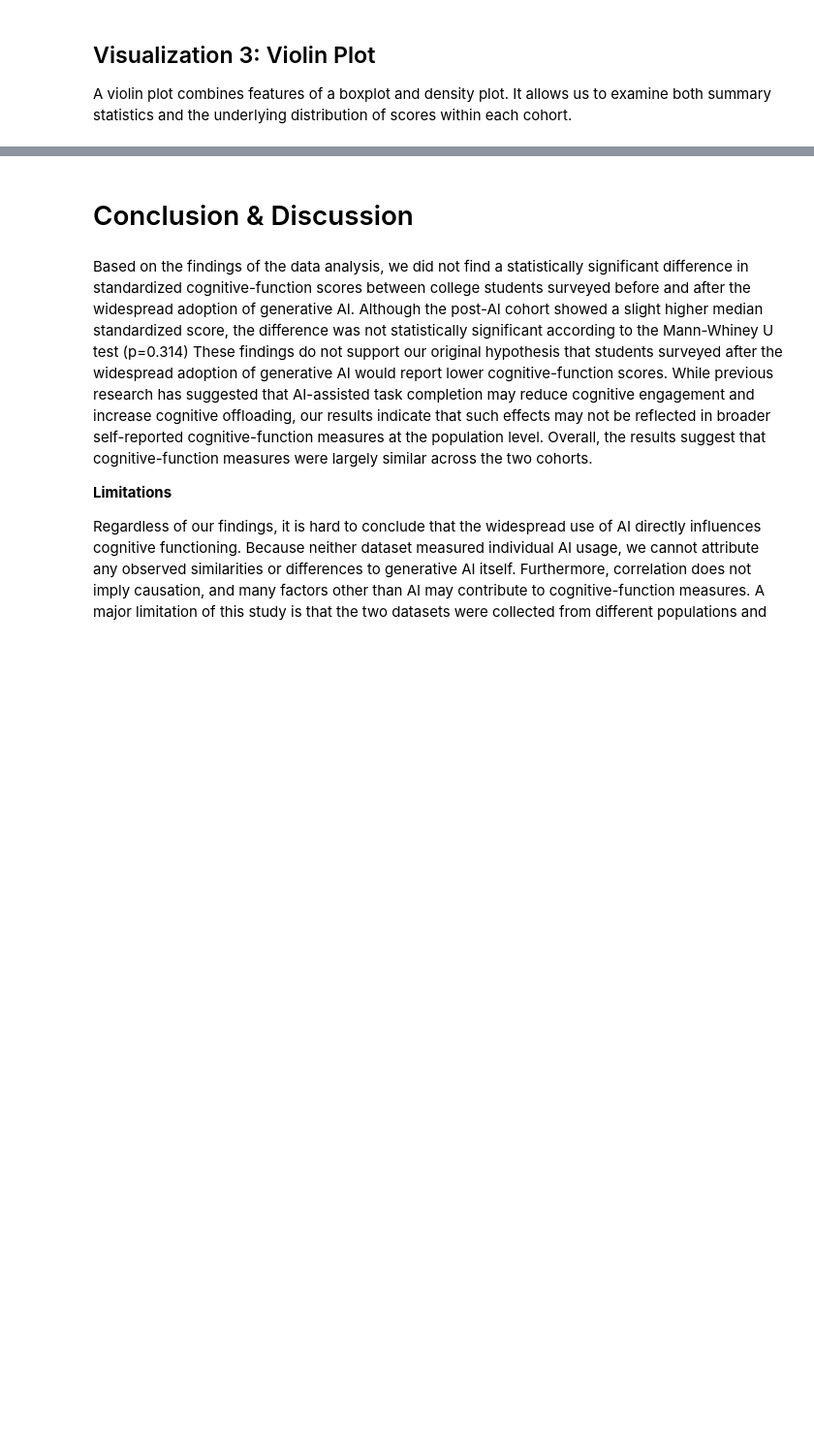
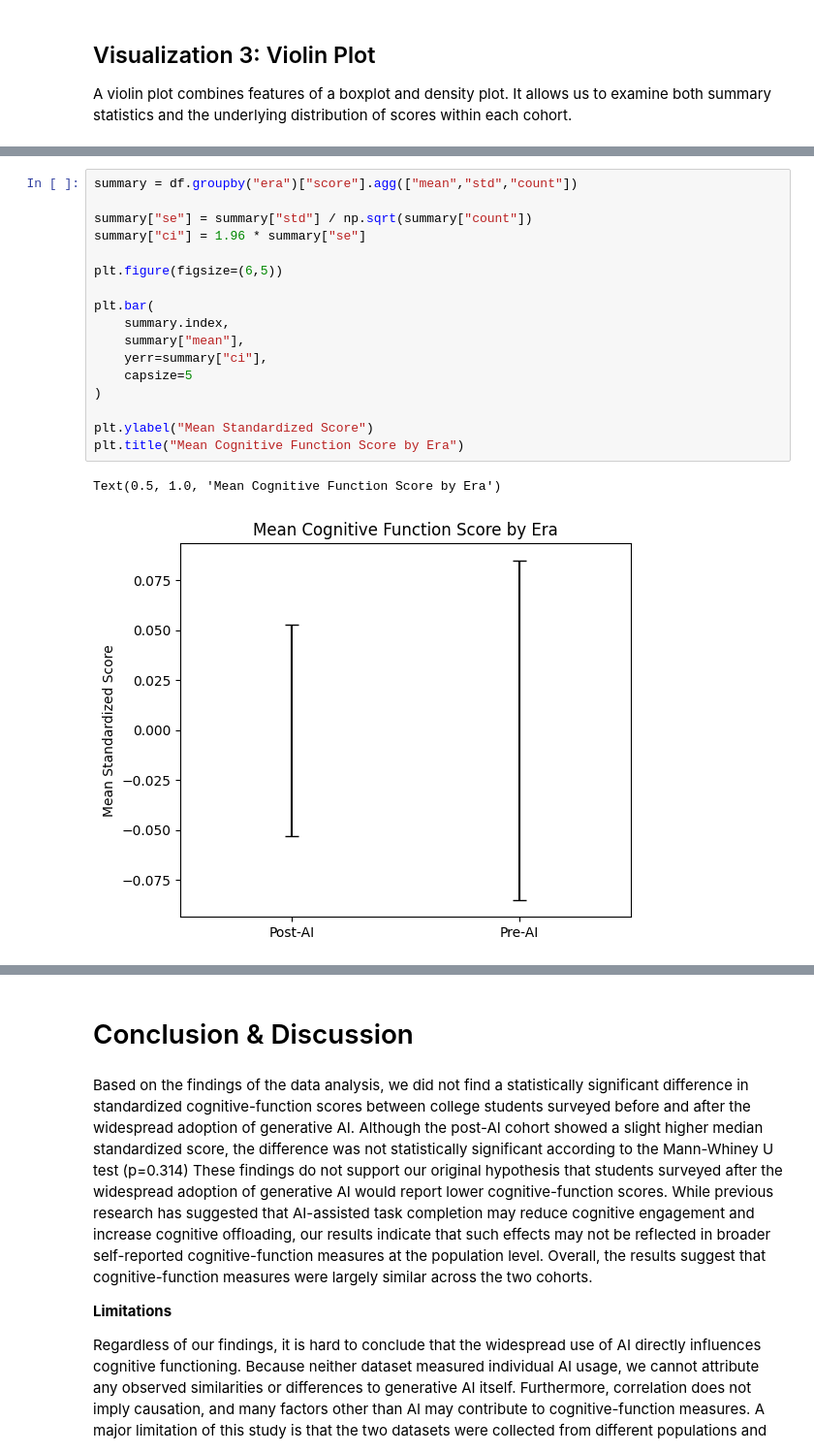
Before and after one commit to aiho8/Gen-AI, a Jupyter notebook: FinalProject-GroupXYZ.ipynb, the cells around one changed output, grey strips where cells are left out. Shown at 97% size. Drawn from its saved outputs; the diff is of its cells as text; blank space fills up the shorter version.

```diff
--- a/FinalProject-GroupXYZ.ipynb
+++ b/FinalProject-GroupXYZ.ipynb
@@ -273,0 +335,20 @@ plt.show()
+# %%
+summary = df.groupby("era")["score"].agg(["mean","std","count"])
+
+summary["se"] = summary["std"] / np.sqrt(summary["count"])
+summary["ci"] = 1.96 * summary["se"]
+
+plt.figure(figsize=(6,5))
+
+plt.bar(
+    summary.index,
+    summary["mean"],
+    yerr=summary["ci"],
+    capsize=5
+)
+
+plt.ylabel("Mean Standardized Score")
+plt.title("Mean Cognitive Function Score by Era")
+# %% [output]
+Text(0.5, 1.0, 'Mean Cognitive Function Score by Era')
+[figure, added]
```
Also changed, not shown: parts of 13 cells of this notebook.
